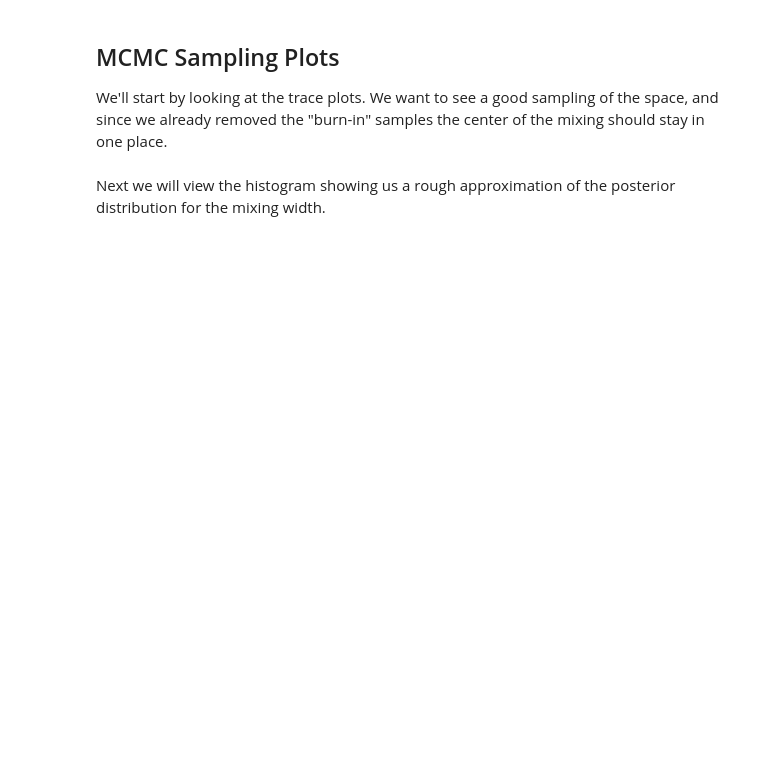
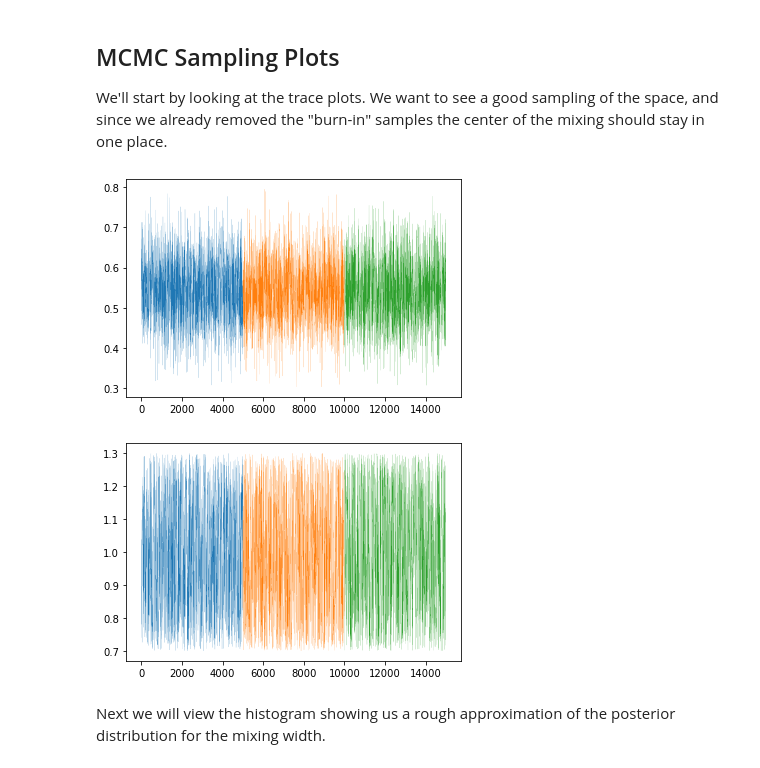
Before and after one commit to LLNL/weave-demos, a Jupyter notebook: CZ/pyranda_rayleigh_taylor/bayesian_inference.ipynb, the cells around one changed output. Drawn from its saved outputs; the diff is of its cells as text; code cells hidden in the pictures; blank space fills up the shorter version.

```diff
--- a/CZ/pyranda_rayleigh_taylor/bayesian_inference.ipynb
+++ b/CZ/pyranda_rayleigh_taylor/bayesian_inference.ipynb
@@ -14,12 +14,10 @@ from sklearn.preprocessing import MinMaxScaler as MMS
 from sklearn.gaussian_process import GaussianProcessRegressor as GPR
 from ibis import mcmc
 import os
-import matplotlib
-matplotlib.use('agg')
 
 
 # Connect to the Kosh store and read in datasets
-store_dir = os.path.join(os.getcwd(), "Experiments/pyranda.sql")
+store_dir = os.path.join(os.getcwd(), "experiments/pyranda.sql")
 store = kosh.connect(store_dir)
 
 # The experimental data was saved to the ensemble in our Kosh store
@@ -27,13 +25,17 @@ experiments_ensemble = next(store.find_ensembles(name="experiments"))
 exp_uri = next(experiments_ensemble.find(mime_type="pandas/csv")).uri
 
 # The simulation data was just generated with the workflow manager (Maestro or Merlin)
+# and ingested by the Sina database
 name = os.listdir(os.path.join(os.getcwd(), "RT_STUDIES"))[0]
-sim_ensemble = next(store.find_ensembles(name=name))
+sim_ensemble = list(store.find_ensembles(name=name))[0]
 sim_uri = next(sim_ensemble.find(mime_type="pandas/csv")).uri
 
 # Use the URI to read in datasets
 rt_exp_data = np.genfromtxt(exp_uri, delimiter=',')
 rt_sim_data = np.genfromtxt(sim_uri, delimiter=',')
+
+print(f"Experimental data size: {rt_exp_data.shape}")
+print(f"Simulation data size: {rt_sim_data.shape}")
 
 # Separate inputs and outputs for experimental and simulation data
 xexp = rt_exp_data[:,:2]
@@ -44,3 +46,5 @@ ysim = rt_sim_data[:,2:]
 # How many models do we have to evaluate?
 # Find the number of outputs
 nmodels = ysim.shape[1]
+
+print(f"Evaluating models at {nmodels} time point/s.")
@@ -71,13 +87,15 @@ default_mcmc = mcmc.DefaultMCMC()
 input_names = ['atwood_num', 'vel_mag']
 
 # Calculate standard deviation for simulation input features
-sim_std = np.std(xsim, axis=1)
+sim_std = np.std(scaled_samples, axis=1)
 
 # We define the min and max for each input
-ranges = [[.3, .8], [.7, 1.3] ]
+ranges = [[.3, .8], [.7, 1.3]]
 
 # Add inputs
 # We're using uninformative priors for both inputs
 for i, name in enumerate(input_names):
     default_mcmc.add_input(name, 0.0, 1.0, sim_std[i], sts.uniform().pdf,
-                           unscaled_low=ranges[i][0], unscaled_high=ranges[i][1], scaling='lin')
+                            unscaled_low=ranges[i][0], unscaled_high=ranges[i][1], scaling='lin')
+
+print(f"Inputs: {default_mcmc.inputs}")
@@ -85,9 +105,6 @@ for i, name in enumerate(input_names):
 Next we define information for the outputs.
 # %%
 # Output information
-output_names = []
-for i in range(nmodels):
-    output_names.append( 'mix_width-%s' % i)
 
 # Calculate experimental mean and standard deviation
 # At this time we can only provide one experimental value
@@ -95,6 +112,8 @@ expMean = yexp.mean(axis=0)
 expStd  = yexp.std(axis=0)
 
 # Add outputs
-for name, mean, std in zip(output_names, expMean, expStd):
-    if "10" in name:
-        default_mcmc.add_output("RTexp", name, surrogates[name], mean , std, input_names )
+#for name, mean, std in zip(output_names, expMean[-1], expStd[-1]):
+name = output_names[0]
+default_mcmc.add_output("RTexp", name, surrogates[name], expMean[-1], expStd[-1], input_names )
+
+print(f"Outputs: {default_mcmc.outputs}")
@@ -118,8 +139,8 @@ prior_only: Whether to run the chains on just the prior distributions.
 seed: The random seed for the Metropolis-Hastings algorithm that chooses the next sample for the chain.
 # %%
 # Run the MCMC chains to get samples approximating the posterior distribution
-default_mcmc.run_chain(total=10000,
-                       burn=500,
+default_mcmc.run_chain(total=5000,
+                       burn=200,
                        every=2,
                        start={name: .5 for name in input_names},
                        n_chains=3,
@@ -133,7 +172,10 @@ chains = default_mcmc.get_chains(flattened=False, scaled=True)
 We'll start by looking at the trace plots. We want to see a good sampling of the space, and since we already removed the "burn-in" samples the center of the mixing should stay in one place.
 # %%
 for input_n in input_names:
-    plot = default_mcmc.trace_plot(input_name=input_n)
+    default_mcmc.trace_plot(input_name=input_n)
+# %% [output]
+[figure, added]
+[figure, added]
 # %% [markdown]
 Next we will view the histogram showing us a rough approximation of the posterior distribution for the mixing width.
 # %%
```
Also changed, not shown: parts of 7 cells of this notebook, 1 other file.
